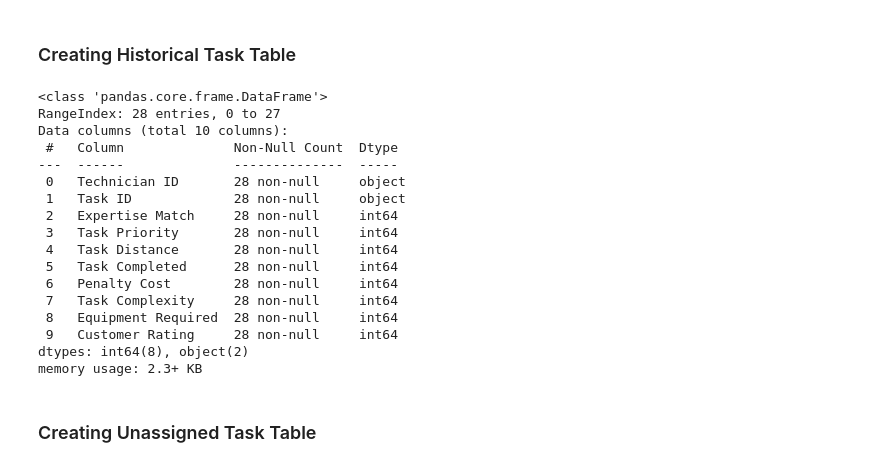
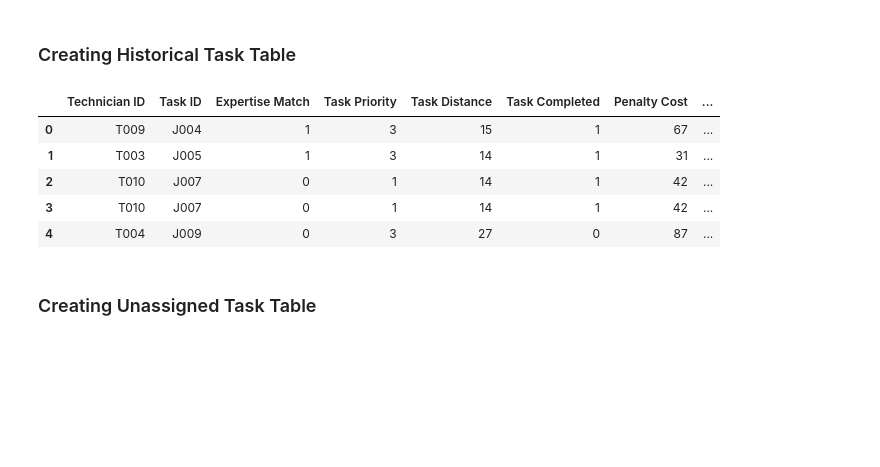
Before and after one commit to suebyeon/Capstone, a Jupyter notebook: ETL.ipynb, the cells around one changed output. Saved outputs shown, nothing was run; the diff lists cells and outputs as text; code cells hidden in the pictures; blank space fills up the shorter version.

```diff
--- a/ETL.ipynb
+++ b/ETL.ipynb
@@ -257,24 +244,14 @@ tech_df.to_csv('technicians.csv', index=False)
 # %%
 historical_merged_df = merged_df.drop(columns=['Penalty Cost_y'])
 historical_tasks = historical_merged_df.rename(columns={'Penalty Cost_x': 'Penalty Cost', 'Distance to Task (km)':'Task Distance'})
-historical_tasks.info()
+# historical_tasks.info()
+historical_tasks.head()
 
-historical_tasks.to_csv('historical_tasks.csv', index=False)
+# historical_tasks.to_csv('historical_tasks.csv', index=False)
 # %% [output]
-<class 'pandas.core.frame.DataFrame'>
-RangeIndex: 28 entries, 0 to 27
-Data columns (total 10 columns):
- #   Column              Non-Null Count  Dtype
----  ------              --------------  -----
- 0   Technician ID       28 non-null     object
- 1   Task ID             28 non-null     object
- 2   Expertise Match     28 non-null     int64
- 3   Task Priority       28 non-null     int64
- 4   Task Distance       28 non-null     int64
- 5   Task Completed      28 non-null     int64
- 6   Penalty Cost        28 non-null     int64
- 7   Task Complexity     28 non-null     int64
- 8   Equipment Required  28 non-null     int64
- 9   Customer Rating     28 non-null     int64
-dtypes: int64(8), object(2)
-memory usage: 2.3+ KB
+|  | Technician ID | Task ID | Expertise Match | Task Priority | Task Distance | Task Completed | Penalty Cost | ... |
+| 0 | T009 | J004 | 1 | 3 | 15 | 1 | 67 | ... |
+| 1 | T003 | J005 | 1 | 3 | 14 | 1 | 31 | ... |
+| 2 | T010 | J007 | 0 | 1 | 14 | 1 | 42 | ... |
+| 3 | T010 | J007 | 0 | 1 | 14 | 1 | 42 | ... |
+| 4 | T004 | J009 | 0 | 3 | 27 | 0 | 87 | ... |
```
Also changed, not shown: parts of 5 cells of this notebook, 4 other files.
